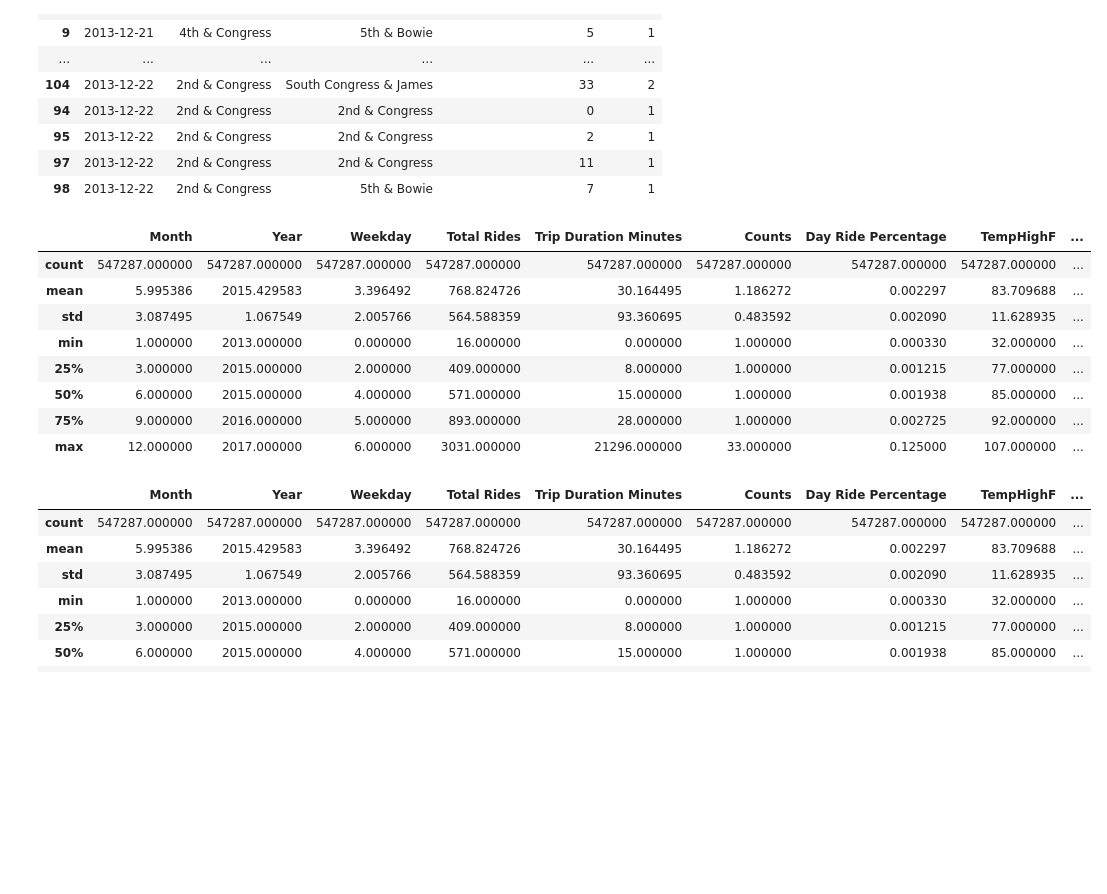
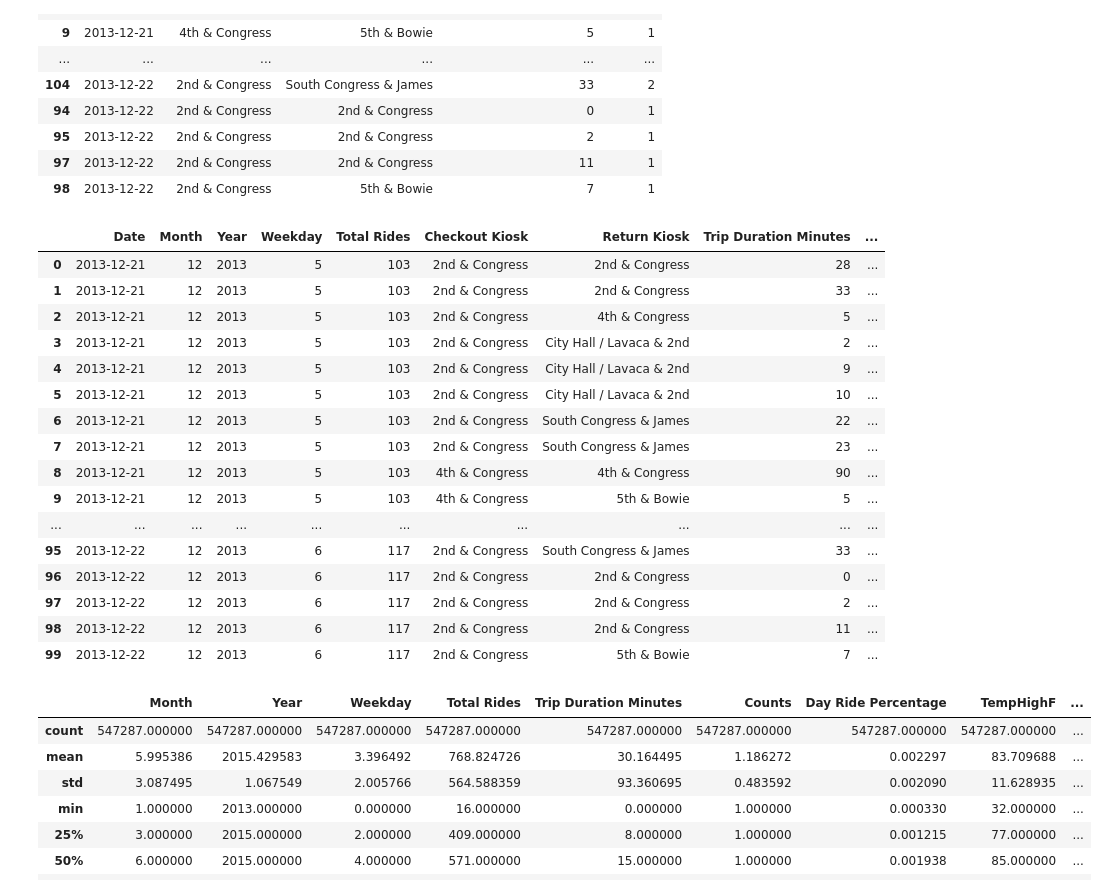
Before and after one commit to danny305/Austin-bike-project, a Jupyter notebook: Danny_Feature_Engr.ipynb, the cells around one changed output. Drawn from its saved outputs; the diff is of its cells as text; code cells hidden in the pictures; blank space fills up the shorter version.

Commit message:
Created the trace csv and kiosk_data_pairs_by_month. Updating both notebooks I made these on.

```diff
--- a/Danny_Feature_Engr.ipynb
+++ b/Danny_Feature_Engr.ipynb
@@ -333,9 +333,9 @@ PrecipitationSumInches           float64
 Events                            object
 dtype: object
 # %%
-precip_bins = [0,0.001, 0.5, 2,10]
+precip_bins = [0,0.001,0.009, 0.5, 2,10]
 merge_df['PrecipBins'] = pd.cut(merge_df.PrecipitationSumInches.astype('float64'), precip_bins,
-                                labels=['0','0-0.5','0.5-2','2-10'],
+                                labels=['0','trace','0.1-0.5','0.5-2','2-10'],
                                 include_lowest=True
                                 )
 
@@ -437,7 +437,9 @@ len(cycle_df[(cycle_df['Return Kiosk']   == 'San Jacinto & 8th Street') &
 # %%
 #cycle_df.head()
 checkout_return_pairs = cycle_df.\
-    groupby(['Checkout Date','Checkout Kiosk','Return Kiosk', 'Trip Duration Minutes']).size().reset_index()\
+    groupby(
+    ['Checkout Date','Checkout Kiosk','Return Kiosk',
+     'Trip Duration Minutes']).size().reset_index()\
     .rename(columns={0:'Counts'}) #.value_counts().head(15).plot(kind='bar')
 
 # checkout_return_pairs = checkout_return_pairs\
@@ -459,8 +461,11 @@ print(checkout_return_pairs.shape)
 #                       (checkout_return_pairs['Return Kiosk'] == 'San Jacinto & 8th Street')
 #                       ]
 #checkout_return_pairs.drop('index', axis=1, inplace=True)
-checkout_return_pairs.sort_values(['Checkout Date', 'Checkout Kiosk', 'Counts'], ascending=[True, True, False], inplace=True)
-checkout_return_pairs.rename(columns={'Checkout Date': 'Date'}, inplace=True)
+checkout_return_pairs.sort_values(
+    ['Checkout Date', 'Checkout Kiosk', 'Counts'],
+    ascending=[True, True, False], inplace=True)
+checkout_return_pairs.rename(
+    columns={'Checkout Date': 'Date'}, inplace=True)
 checkout_return_pairs.head(100)
 
 
@@ -487,28 +492,36 @@ checkout_return_pairs.head(100)
 # %%
 kiosk_weather_df = pd.merge(checkout_return_pairs, merge_df, how='inner', on='Date')
 #kiosk_weather_df['Day Percent Ride'] = kiosk_weather_df.apply(lambda x: round(x['Counts']/x['Total Rides'], 3))
 kiosk_weather_df['Day Ride Percentage'] = kiosk_weather_df['Counts']/kiosk_weather_df['Total Rides']
 
 cols = kiosk_weather_df.columns.tolist()
 cols = ['Date', 'Month','Year', 'Weekday', 'Total Rides',
  'Checkout Kiosk','Return Kiosk','Trip Duration Minutes','Counts','Day Ride Percentage',
  'TempHighF','TempAvgF',
  'DewPointHighF','DewPointAvgF',
  'WindHighMPH','WindAvgMPH',
  'PrecipitationSumInches','PrecipBins',
  'Events',]
 kiosk_weather_df = kiosk_weather_df[cols]
-kiosk_weather_df.head()
+kiosk_weather_df.head(100)
 # %% [output]
-|  | Month | Year | Weekday | Total Rides | Trip Duration Minutes | Counts | Day Ride Percentage | TempHighF | ... |
-| count | 547287.000000 | 547287.000000 | 547287.000000 | 547287.000000 | 547287.000000 | 547287.000000 | 547287.000000 | 547287.000000 | ... |
-| mean | 5.995386 | 2015.429583 | 3.396492 | 768.824726 | 30.164495 | 1.186272 | 0.002297 | 83.709688 | ... |
-| std | 3.087495 | 1.067549 | 2.005766 | 564.588359 | 93.360695 | 0.483592 | 0.002090 | 11.628935 | ... |
-| min | 1.000000 | 2013.000000 | 0.000000 | 16.000000 | 0.000000 | 1.000000 | 0.000330 | 32.000000 | ... |
-| 25% | 3.000000 | 2015.000000 | 2.000000 | 409.000000 | 8.000000 | 1.000000 | 0.001215 | 77.000000 | ... |
-| 50% | 6.000000 | 2015.000000 | 4.000000 | 571.000000 | 15.000000 | 1.000000 | 0.001938 | 85.000000 | ... |
-| 75% | 9.000000 | 2016.000000 | 5.000000 | 893.000000 | 28.000000 | 1.000000 | 0.002725 | 92.000000 | ... |
-| max | 12.000000 | 2017.000000 | 6.000000 | 3031.000000 | 21296.000000 | 33.000000 | 0.125000 | 107.000000 | ... |
+|  | Date | Month | Year | Weekday | Total Rides | Checkout Kiosk | Return Kiosk | Trip Duration Minutes | ... |
+| 0 | 2013-12-21 | 12 | 2013 | 5 | 103 | 2nd & Congress | 2nd & Congress | 28 | ... |
+| 1 | 2013-12-21 | 12 | 2013 | 5 | 103 | 2nd & Congress | 2nd & Congress | 33 | ... |
+| 2 | 2013-12-21 | 12 | 2013 | 5 | 103 | 2nd & Congress | 4th & Congress | 5 | ... |
+| 3 | 2013-12-21 | 12 | 2013 | 5 | 103 | 2nd & Congress | City Hall / Lavaca & 2nd | 2 | ... |
+| 4 | 2013-12-21 | 12 | 2013 | 5 | 103 | 2nd & Congress | City Hall / Lavaca & 2nd | 9 | ... |
+| 5 | 2013-12-21 | 12 | 2013 | 5 | 103 | 2nd & Congress | City Hall / Lavaca & 2nd | 10 | ... |
+| 6 | 2013-12-21 | 12 | 2013 | 5 | 103 | 2nd & Congress | South Congress & James | 22 | ... |
+| 7 | 2013-12-21 | 12 | 2013 | 5 | 103 | 2nd & Congress | South Congress & James | 23 | ... |
+| 8 | 2013-12-21 | 12 | 2013 | 5 | 103 | 4th & Congress | 4th & Congress | 90 | ... |
+| 9 | 2013-12-21 | 12 | 2013 | 5 | 103 | 4th & Congress | 5th & Bowie | 5 | ... |
+| ... | ... | ... | ... | ... | ... | ... | ... | ... | ... |
+| 95 | 2013-12-22 | 12 | 2013 | 6 | 117 | 2nd & Congress | South Congress & James | 33 | ... |
+| 96 | 2013-12-22 | 12 | 2013 | 6 | 117 | 2nd & Congress | 2nd & Congress | 0 | ... |
+| 97 | 2013-12-22 | 12 | 2013 | 6 | 117 | 2nd & Congress | 2nd & Congress | 2 | ... |
+| 98 | 2013-12-22 | 12 | 2013 | 6 | 117 | 2nd & Congress | 2nd & Congress | 11 | ... |
+| 99 | 2013-12-22 | 12 | 2013 | 6 | 117 | 2nd & Congress | 5th & Bowie | 7 | ... |
 # %%
 kiosk_weather_df.describe()
 # %% [output]
```
Also changed, not shown: parts of 2 cells of this notebook, 3 other files.
